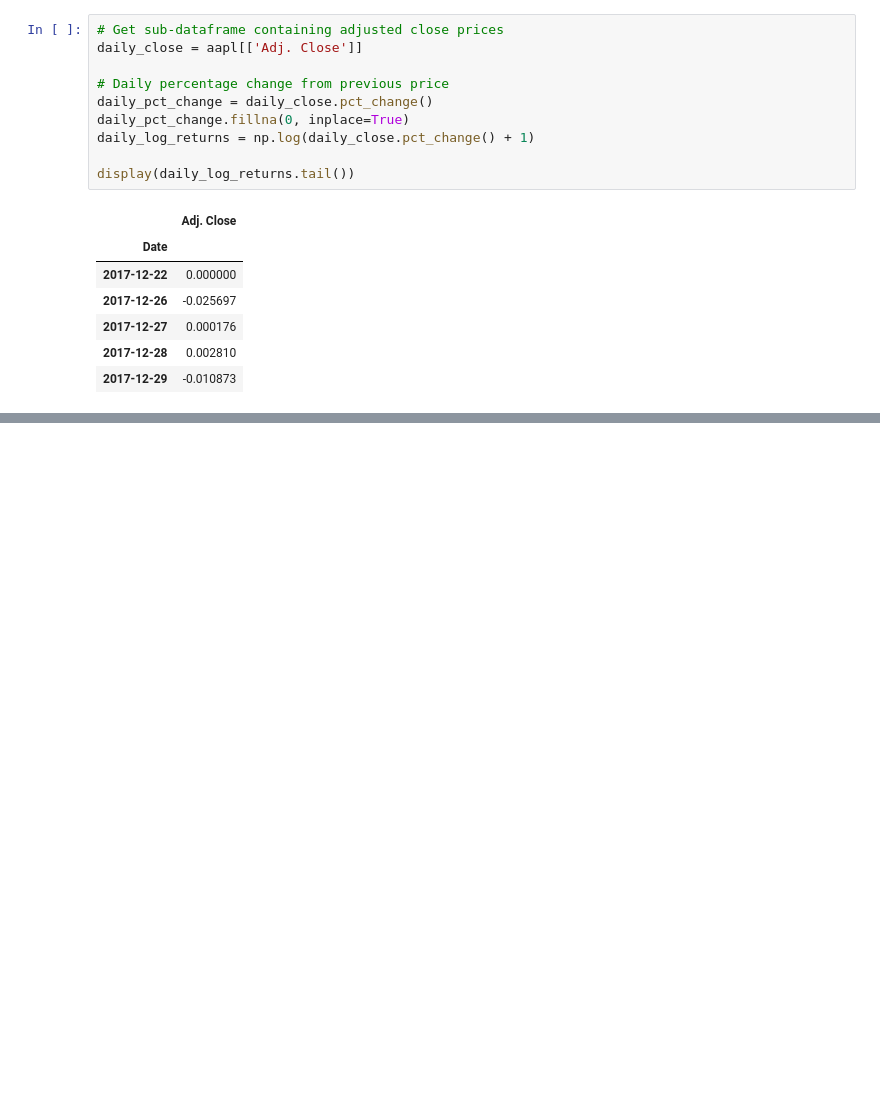
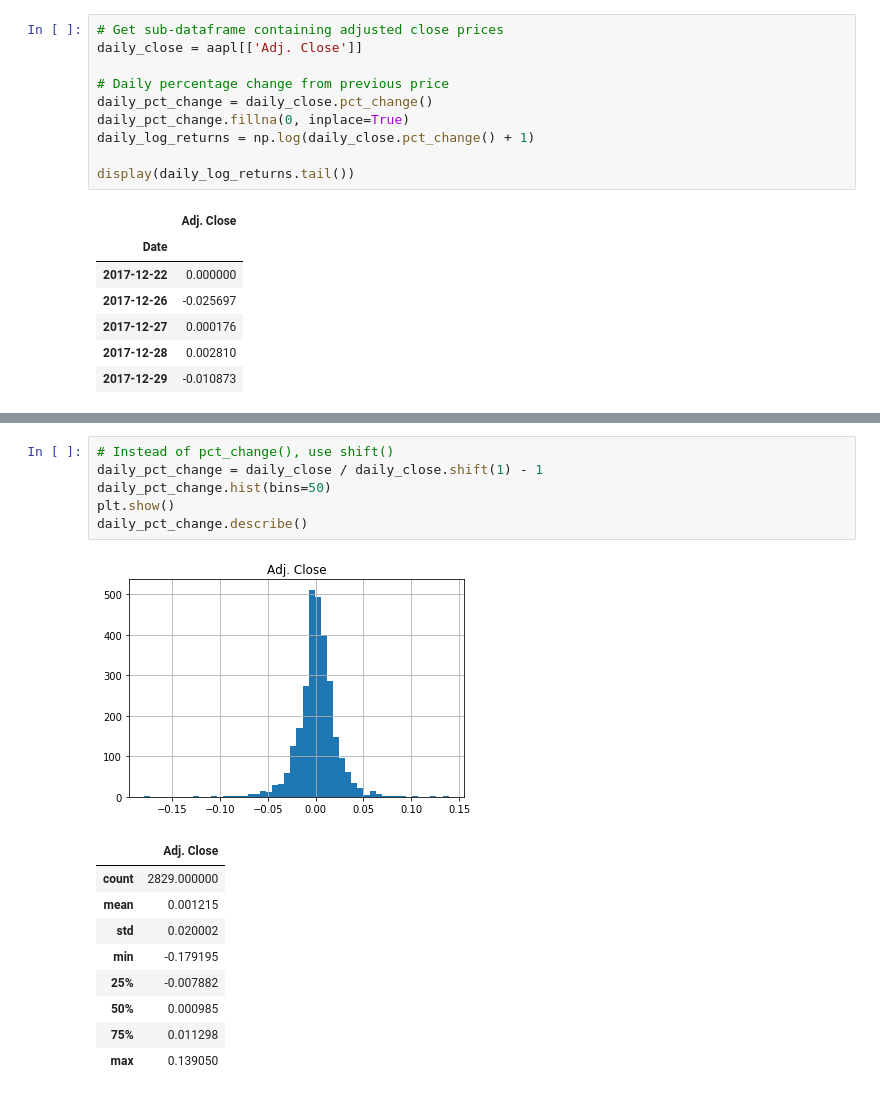
Before and after one commit to danielkooeun/finance-python-trading, a Jupyter notebook: finance-python-trading.ipynb, the cells around one changed output, grey strips where cells are left out. Saved outputs shown, nothing was run; the diff lists cells and outputs as text; blank space fills up the shorter version.

Commit message:
more daily return analysis

```diff
--- a/finance-python-trading.ipynb
+++ b/finance-python-trading.ipynb
@@ -69,0 +94,17 @@ display(daily_log_returns.tail())
+# %%
+# Instead of pct_change(), use shift()
+daily_pct_change = daily_close / daily_close.shift(1) - 1
+daily_pct_change.hist(bins=50)
+plt.show()
+daily_pct_change.describe()
+# %% [output]
+[figure, added]
+|  | Adj. Close |
+| count | 2829.000000 |
+| mean | 0.001215 |
+| std | 0.020002 |
+| min | -0.179195 |
+| 25% | -0.007882 |
+| 50% | 0.000985 |
+| 75% | 0.011298 |
+| max | 0.139050 |
```
Also changed, not shown: parts of 5 cells of this notebook, 2 other files.
